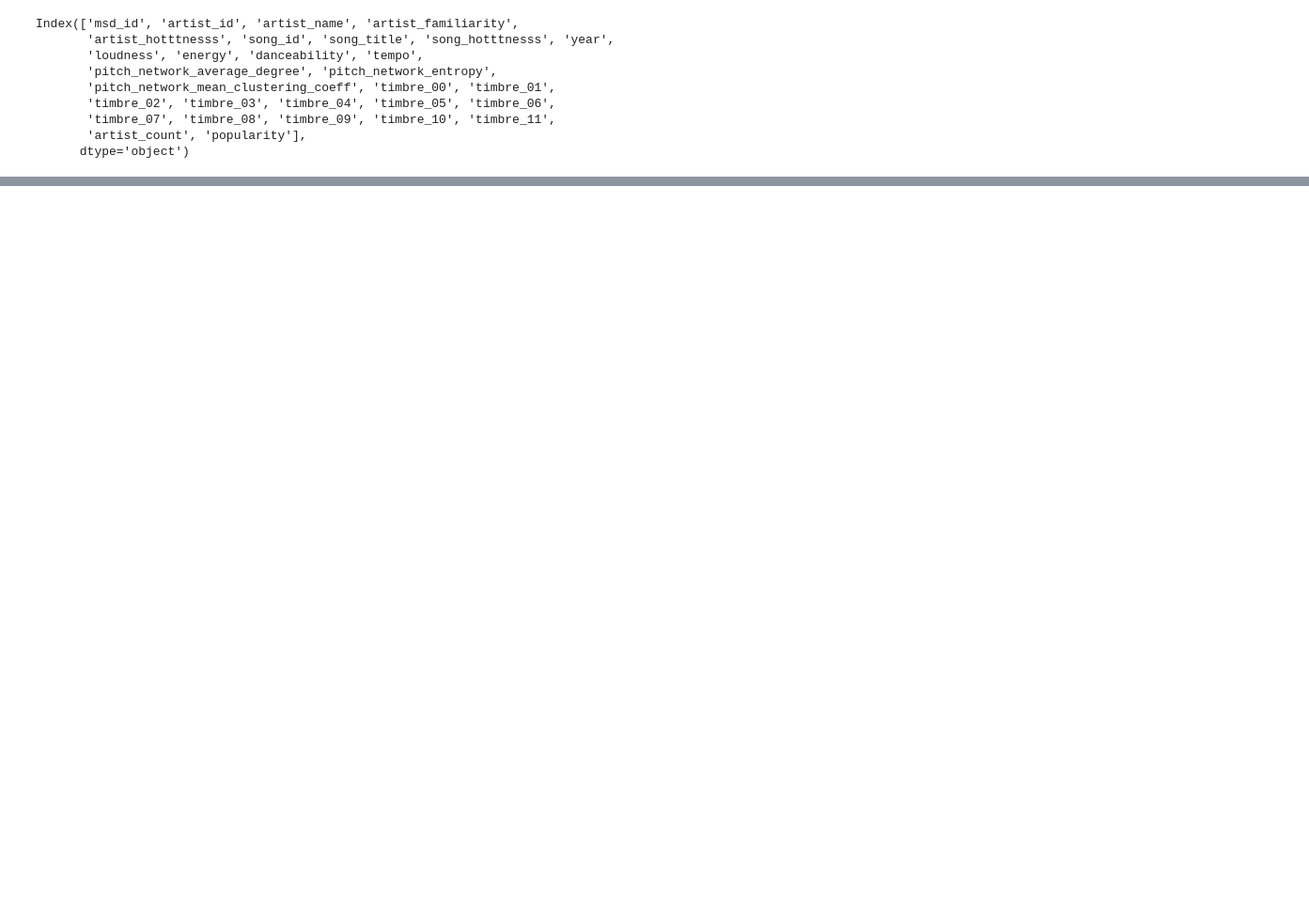
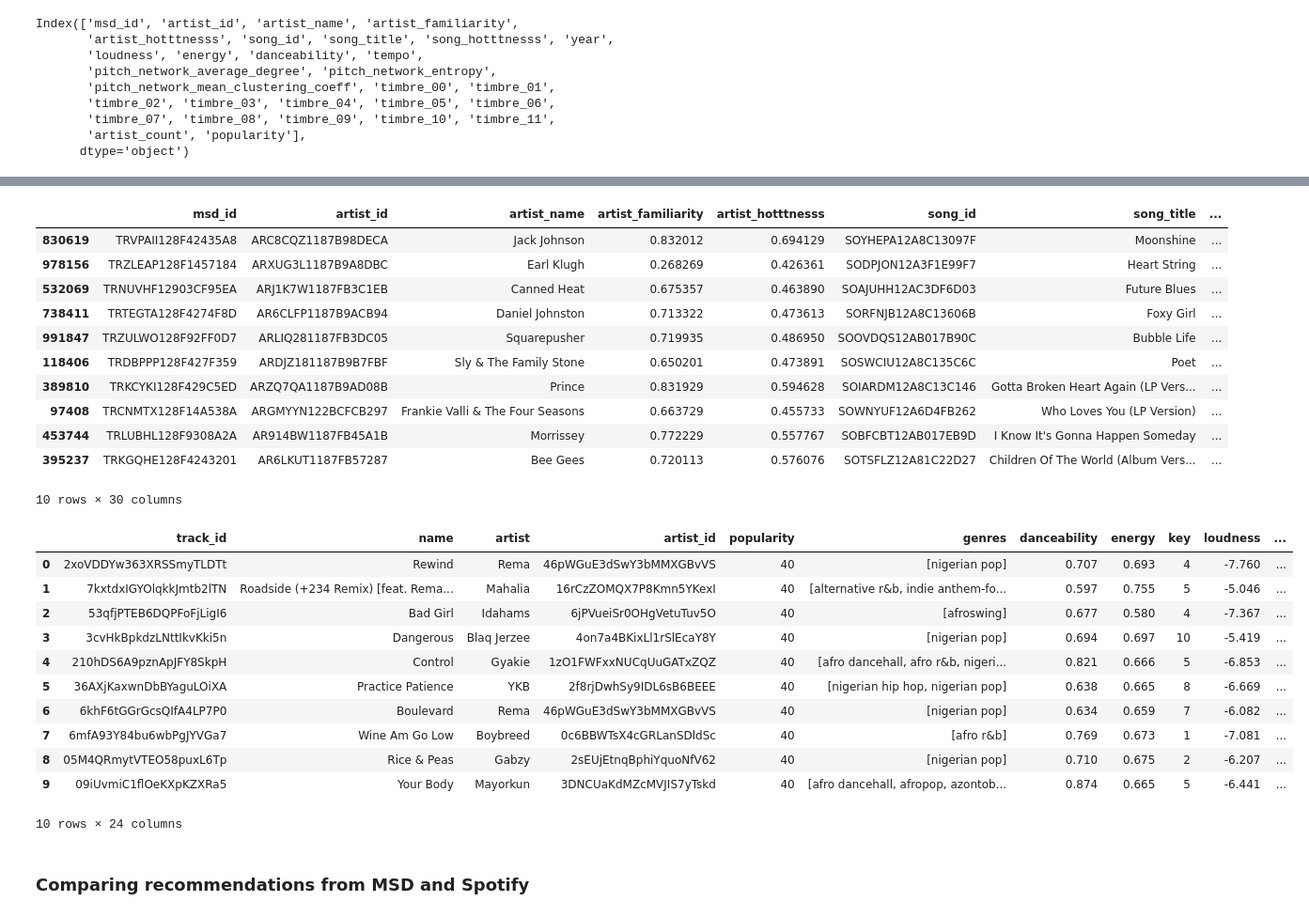
Before and after one commit to jaksiks/spotify-dumpster-diver, a Jupyter notebook: notebooks/Seths_Dumpster.ipynb, the cells around one changed output, grey strips where cells are left out. Shown: that part at 94% size. Drawn from its saved outputs; the diff is of its cells as text; code cells hidden in the pictures; blank space fills up the shorter version.

```diff
--- a/notebooks/Seths_Dumpster.ipynb
+++ b/notebooks/Seths_Dumpster.ipynb
@@ -64,5 +66,5 @@ Index(['track_id', 'artist_familiarity', 'artist_hotttnesss', 'loudness',
 # %%
-msd_df = pd.read_pickle(r"C:\Users\DahianaMejia\OneDrive - Drill2Frac, LLC\Documents\MasterComputerScience\CSE6242\ProjectTeam31\cse-6242-project-main\diver\models\msd_popularity.pkl")
+msd_df = pd.read_pickle(r"C:\Users\DahianaMejia\OneDrive - Drill2Frac, LLC\Documents\MasterComputerScience\CSE6242\ProjectTeam31\cse-6242-project\diver\models\msd_popularity.pkl")
 #msd_df = pd.read_pickle(os.path.join("diver", "models","msd.pkl"))
 msd = MSDModel(msd_df)
 # %%
@@ -162,0 +193,32 @@ Name: tempo, dtype: float64
+# %%
+final_MSD_recs = recs[0]
+final_spo_recs = spo_recs.iloc[0:10]
+display(final_MSD_recs)
+display(final_spo_recs)
+# %% [output]
+|  | msd_id | artist_id | artist_name | artist_familiarity | artist_hotttnesss | song_id | song_title | ... |
+| 830619 | TRVPAII128F42435A8 | ARC8CQZ1187B98DECA | Jack Johnson | 0.832012 | 0.694129 | SOYHEPA12A8C13097F | Moonshine | ... |
+| 978156 | TRZLEAP128F1457184 | ARXUG3L1187B9A8DBC | Earl Klugh | 0.268269 | 0.426361 | SODPJON12A3F1E99F7 | Heart String | ... |
+| 532069 | TRNUVHF12903CF95EA | ARJ1K7W1187FB3C1EB | Canned Heat | 0.675357 | 0.463890 | SOAJUHH12AC3DF6D03 | Future Blues | ... |
+| 738411 | TRTEGTA128F4274F8D | AR6CLFP1187B9ACB94 | Daniel Johnston | 0.713322 | 0.473613 | SORFNJB12A8C13606B | Foxy Girl | ... |
+| 991847 | TRZULWO128F92FF0D7 | ARLIQ281187FB3DC05 | Squarepusher | 0.719935 | 0.486950 | SOOVDQS12AB017B90C | Bubble Life | ... |
+| 118406 | TRDBPPP128F427F359 | ARDJZ181187B9B7FBF | Sly & The Family Stone | 0.650201 | 0.473891 | SOSWCIU12A8C135C6C | Poet | ... |
+| 389810 | TRKCYKI128F429C5ED | ARZQ7QA1187B9AD08B | Prince | 0.831929 | 0.594628 | SOIARDM12A8C13C146 | Gotta Broken Heart Again (LP Vers... | ... |
+| 97408 | TRCNMTX128F14A538A | ARGMYYN122BCFCB297 | Frankie Valli & The Four Seasons | 0.663729 | 0.455733 | SOWNYUF12A6D4FB262 | Who Loves You (LP Version) | ... |
+| 453744 | TRLUBHL128F9308A2A | AR914BW1187FB45A1B | Morrissey | 0.772229 | 0.557767 | SOBFCBT12AB017EB9D | I Know It's Gonna Happen Someday | ... |
+| 395237 | TRKGQHE128F4243201 | AR6LKUT1187FB57287 | Bee Gees | 0.720113 | 0.576076 | SOTSFLZ12A81C22D27 | Children Of The World (Album Vers... | ... |
+10 rows × 30 columns
+|  | track_id | name | artist | artist_id | popularity | genres | danceability | energy | key | loudness | ... |
+| 0 | 2xoVDDYw363XRSSmyTLDTt | Rewind | Rema | 46pWGuE3dSwY3bMMXGBvVS | 40 | [nigerian pop] | 0.707 | 0.693 | 4 | -7.760 | ... |
+| 1 | 7kxtdxIGYOlqkkJmtb2lTN | Roadside (+234 Remix) [feat. Rema... | Mahalia | 16rCzZOMQX7P8Kmn5YKexI | 40 | [alternative r&b, indie anthem-fo... | 0.597 | 0.755 | 5 | -5.046 | ... |
+| 2 | 53qfjPTEB6DQPFoFjLigI6 | Bad Girl | Idahams | 6jPVueiSr0OHgVetuTuv5O | 40 | [afroswing] | 0.677 | 0.580 | 4 | -7.367 | ... |
+| 3 | 3cvHkBpkdzLNttIkvKki5n | Dangerous | Blaq Jerzee | 4on7a4BKixLl1rSlEcaY8Y | 40 | [nigerian pop] | 0.694 | 0.697 | 10 | -5.419 | ... |
+| 4 | 210hDS6A9pznApJFY8SkpH | Control | Gyakie | 1zO1FWFxxNUCqUuGATxZQZ | 40 | [afro dancehall, afro r&b, nigeri... | 0.821 | 0.666 | 5 | -6.853 | ... |
+| 5 | 36AXjKaxwnDbBYaguLOiXA | Practice Patience | YKB | 2f8rjDwhSy9IDL6sB6BEEE | 40 | [nigerian hip hop, nigerian pop] | 0.638 | 0.665 | 8 | -6.669 | ... |
+| 6 | 6khF6tGGrGcsQIfA4LP7P0 | Boulevard | Rema | 46pWGuE3dSwY3bMMXGBvVS | 40 | [nigerian pop] | 0.634 | 0.659 | 7 | -6.082 | ... |
+| 7 | 6mfA93Y84bu6wbPgJYVGa7 | Wine Am Go Low | Boybreed | 0c6BBWTsX4cGRLanSDldSc | 40 | [afro r&b] | 0.769 | 0.673 | 1 | -7.081 | ... |
+| 8 | 05M4QRmytVTEO58puxL6Tp | Rice & Peas | Gabzy | 2sEUjEtnqBphiYquoNfV62 | 40 | [nigerian pop] | 0.710 | 0.675 | 2 | -6.207 | ... |
+| 9 | 09iUvmiC1flOeKXpKZXRa5 | Your Body | Mayorkun | 3DNCUaKdMZcMVJIS7yTskd | 40 | [afro dancehall, afropop, azontob... | 0.874 | 0.665 | 5 | -6.441 | ... |
+10 rows × 24 columns
+# %% [markdown]
+### Comparing recommendations from MSD and Spotify
```
Also changed, not shown: parts of 13 cells of this notebook.
